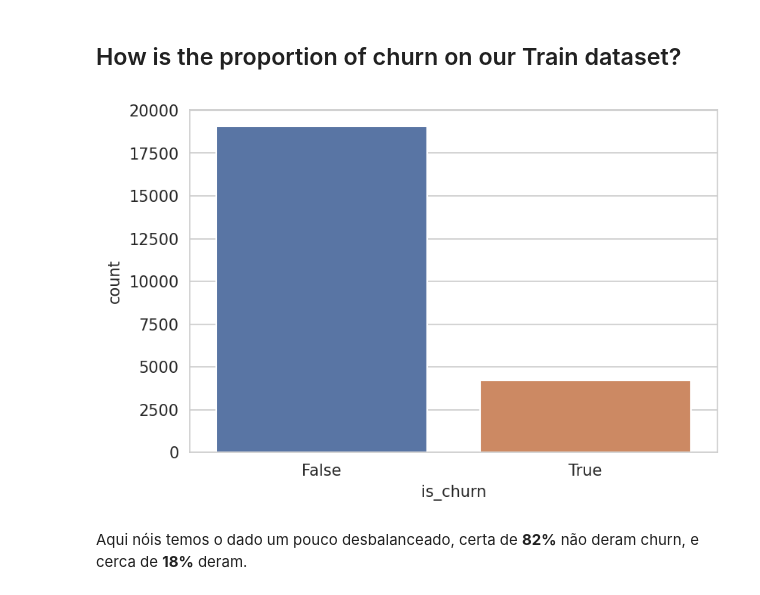
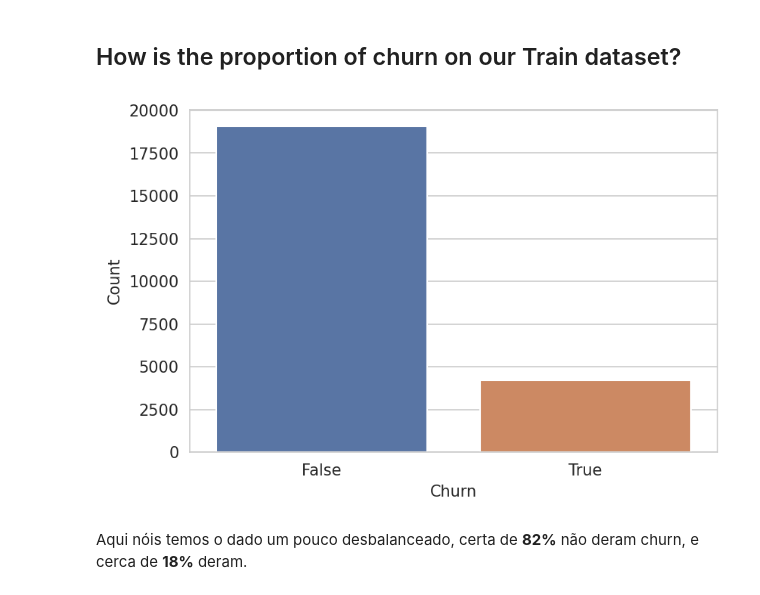
Before and after one commit to LucianoBatista/churn-classifier, a Jupyter notebook: analysis/eda-feat-eng-trans.ipynb, the cells around one changed output. Cells and saved outputs as stored; diff of their text form; code cells hidden in the pictures.

```diff
--- a/analysis/eda-feat-eng-trans.ipynb
+++ b/analysis/eda-feat-eng-trans.ipynb
@@ -43,12 +43,14 @@ orders_product_df
 # %%
 # is_churn proportion
 df = client_tr["is_churn"].value_counts(normalize=True).reset_index()
 
 # plotting.bar_plot(x="index", y="is_churn", data=df, xlabel="", ylabel="is_churn")
 _ = sns.countplot(x="is_churn", data=client_tr)
+plt.xlabel("Churn")
+plt.ylabel("Count")
 plt.show()
 # %% [output]
-[figure, old version]
+[figure, new version]
 # %% [markdown]
 Aqui nóis temos o dado um pouco desbalanceado, certa de **82%** não deram churn, e cerca de **18%** deram.
 # %% [markdown]
```
Also changed, not shown: parts of 3 cells of this notebook, 36 other files.
